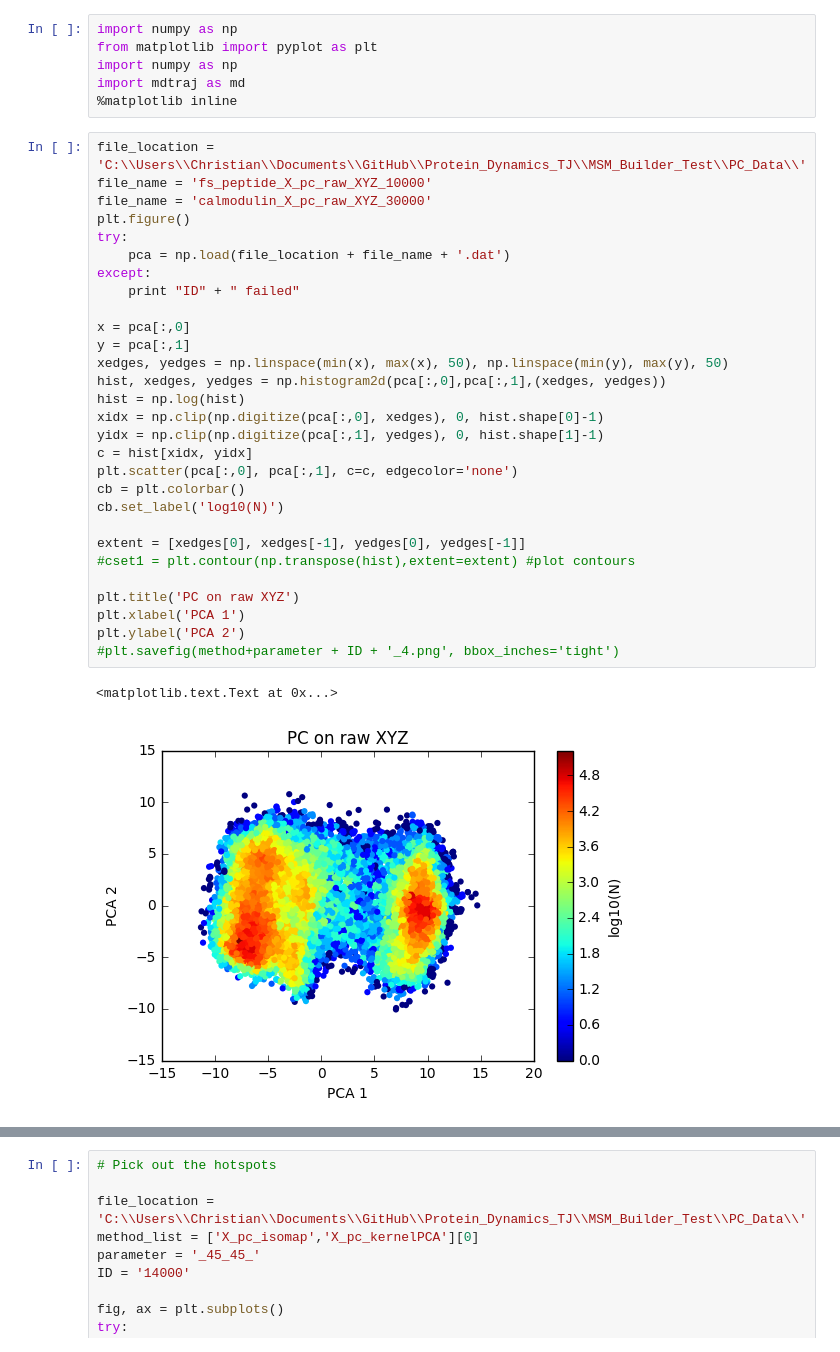
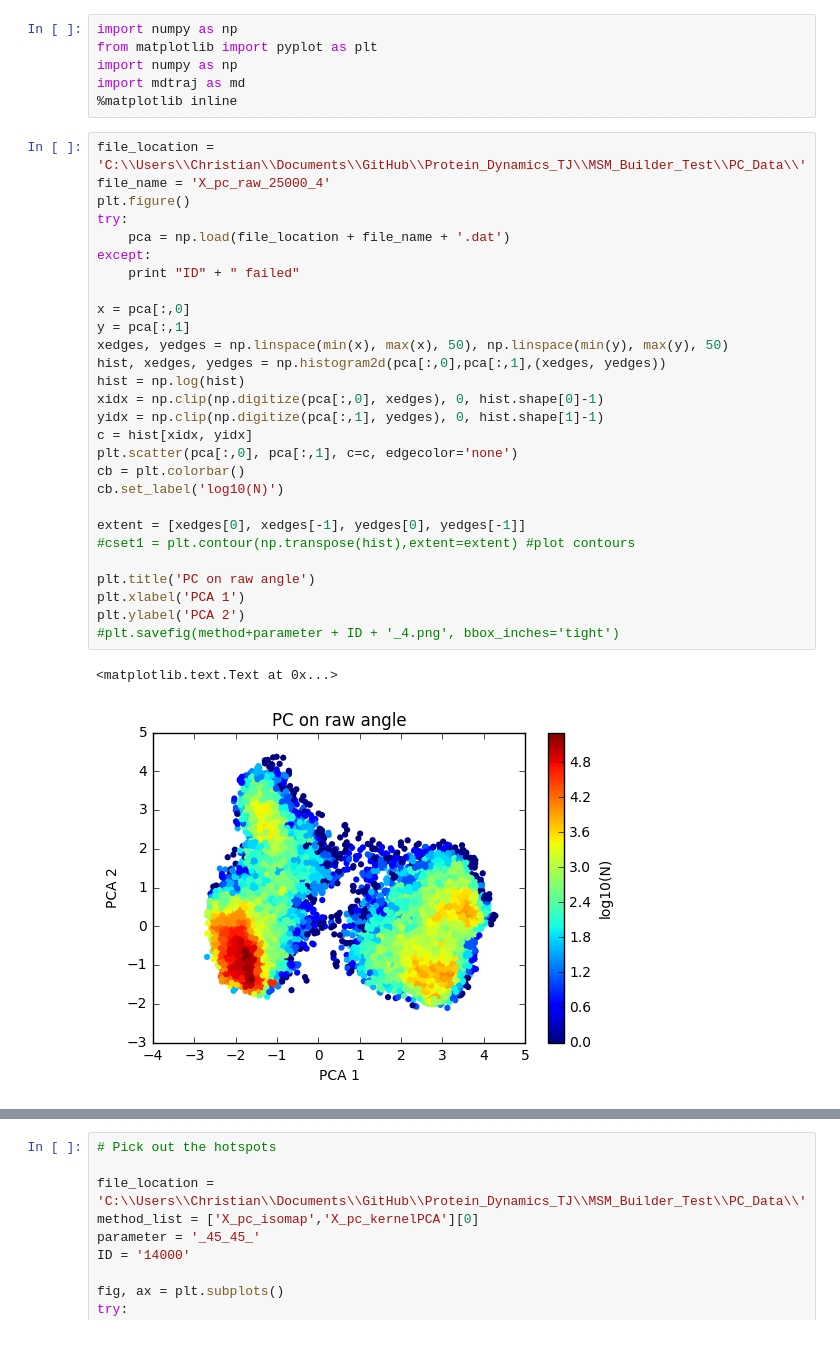
Before and after one commit to alenkran/Protein_Dynamics_TJ, a Jupyter notebook: MSM_Builder_Test/PCA Heatmap.ipynb, the cells around one changed output, grey strips where cells are left out. Saved outputs shown, nothing was run; the diff lists cells and outputs as text.

```diff
--- a/MSM_Builder_Test/PCA Heatmap.ipynb
+++ b/MSM_Builder_Test/PCA Heatmap.ipynb
@@ -6,36 +6,35 @@ import mdtraj as md
 %matplotlib inline
 # %%
 file_location = 'C:\\Users\\Christian\\Documents\\GitHub\\Protein_Dynamics_TJ\\MSM_Builder_Test\\PC_Data\\'
-file_name = 'fs_peptide_X_pc_raw_XYZ_10000'
-file_name = 'calmodulin_X_pc_raw_XYZ_30000'
+file_name = 'X_pc_raw_25000_4'
 plt.figure()
 try:
     pca = np.load(file_location + file_name + '.dat')
 except:
     print "ID" + " failed"
 
 x = pca[:,0]
 y = pca[:,1]
 xedges, yedges = np.linspace(min(x), max(x), 50), np.linspace(min(y), max(y), 50)
 hist, xedges, yedges = np.histogram2d(pca[:,0],pca[:,1],(xedges, yedges))
 hist = np.log(hist)
 xidx = np.clip(np.digitize(pca[:,0], xedges), 0, hist.shape[0]-1)
 yidx = np.clip(np.digitize(pca[:,1], yedges), 0, hist.shape[1]-1)
 c = hist[xidx, yidx]
 plt.scatter(pca[:,0], pca[:,1], c=c, edgecolor='none')
 cb = plt.colorbar()
 cb.set_label('log10(N)')
 
 extent = [xedges[0], xedges[-1], yedges[0], yedges[-1]]
 #cset1 = plt.contour(np.transpose(hist),extent=extent) #plot contours
 
-plt.title('PC on raw XYZ')
+plt.title('PC on raw angle')
 plt.xlabel('PCA 1')
 plt.ylabel('PCA 2')
 #plt.savefig(method+parameter + ID + '_4.png', bbox_inches='tight')
 # %% [output]
 <matplotlib.text.Text at 0x...>
-[figure, old version]
+[figure, new version]
 # %%
 # Load PCA coordinate from ISOMAP
 file_location = 'C:\\Users\\Christian\\Documents\\GitHub\\Protein_Dynamics_TJ\\MSM_Builder_Test\\PC_Data\\'
```
Also changed, not shown: parts of 2 cells of this notebook, 4 other files.
